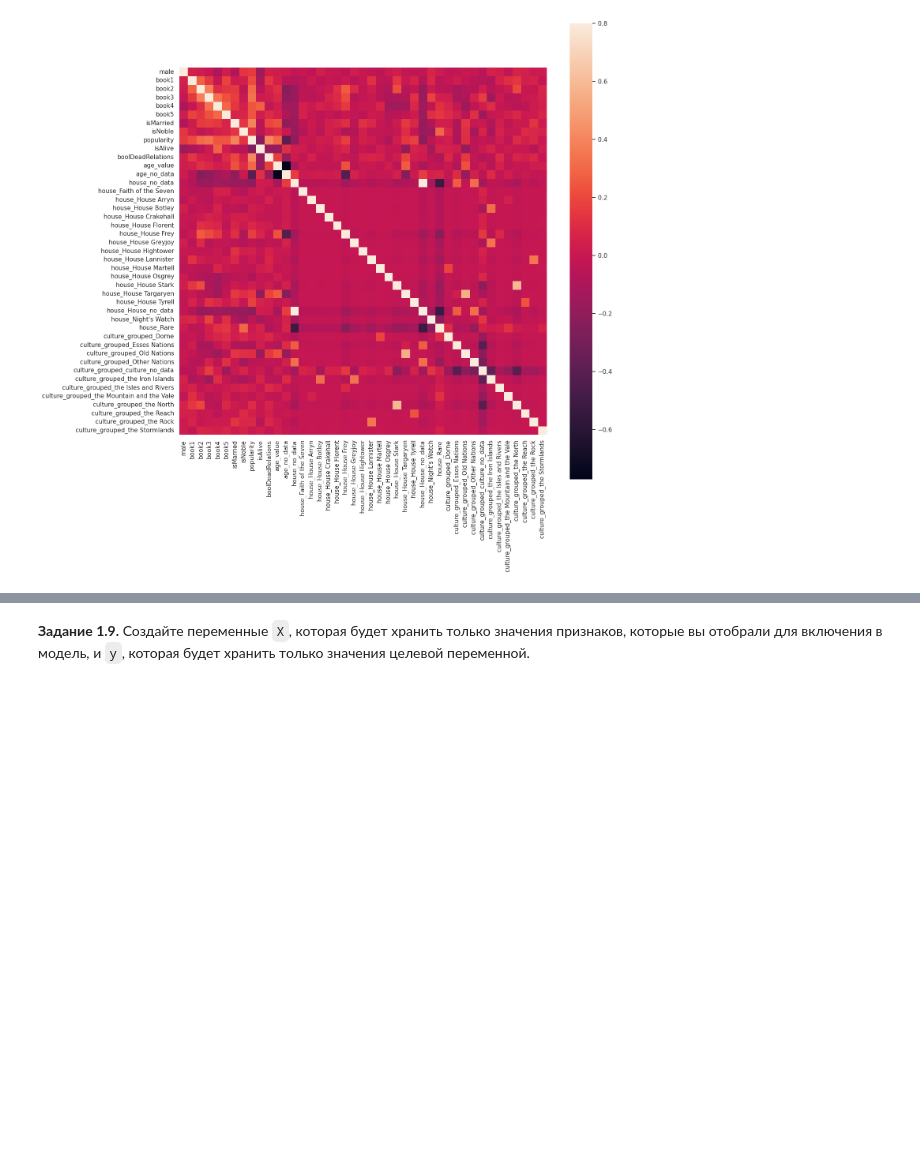
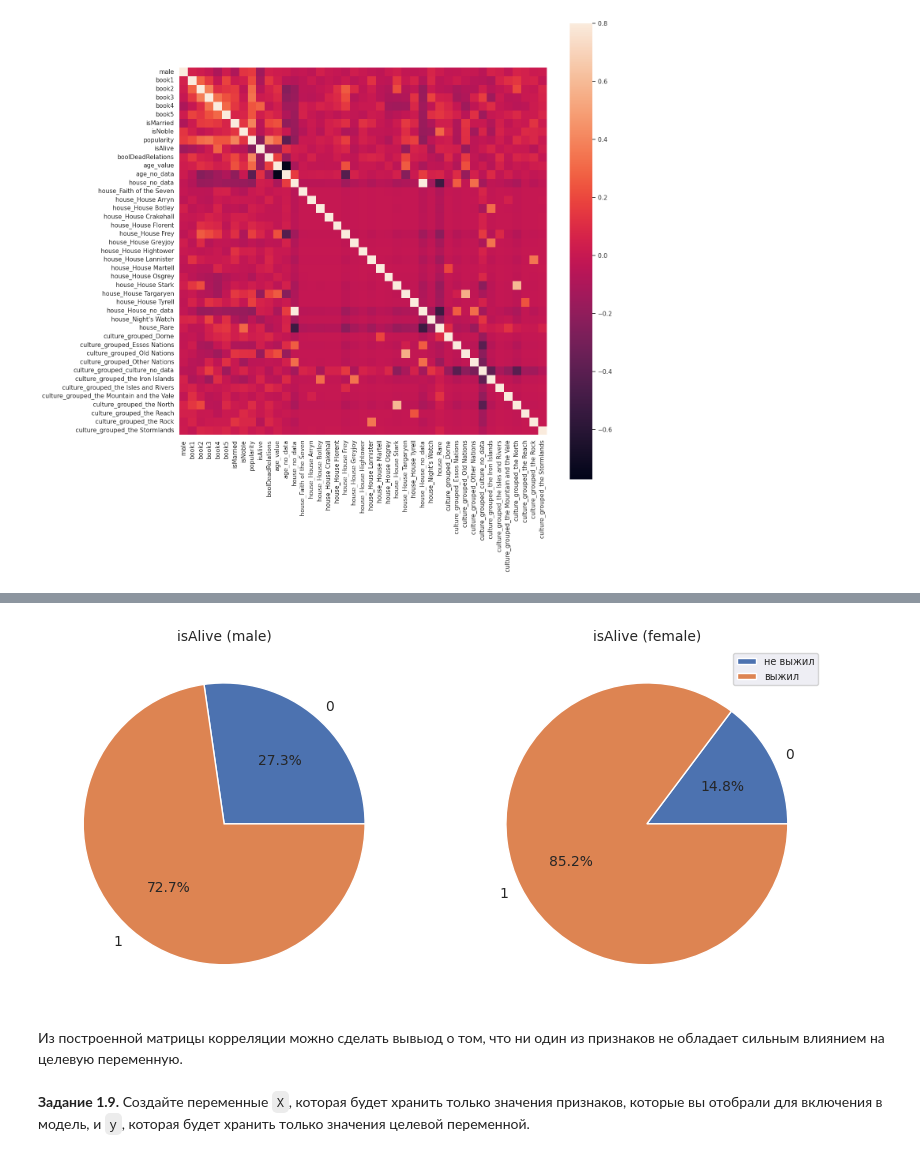
Before and after one commit to MasterOfRealityyy/DLS, a Jupyter notebook: Копия_блокнота_"hw_1_game_of_thrones_ipynb".ipynb, the cells around one changed output, grey strips where cells are left out. Drawn from its saved outputs; the diff is of its cells as text; code cells hidden in the pictures; blank space fills up the shorter version.

```diff
--- a/Копия_блокнота_"hw_1_game_of_thrones_ipynb".ipynb
+++ b/Копия_блокнота_"hw_1_game_of_thrones_ipynb".ipynb
@@ -715,3 +749,22 @@ sns.heatmap(corrmat, vmax=.8, square=True);
+# %%
+data_1 = data[data['male']== 1]['isAlive'].value_counts().sort_values()
+data_2 = data[data['male']== 0]['isAlive'].value_counts().sort_values()
+
+fig, (ax1, ax2) = plt.subplots(1, 2, figsize=(10, 8))
+
+ax1.pie(data_1.values, labels=data_1.index, autopct='%1.1f%%', textprops={'fontsize': 10})
+ax2.pie(data_2.values, labels=data_2.index, autopct='%1.1f%%', textprops={'fontsize': 10})
+
+ax1.set_title('isAlive (male)', fontsize=10)
+ax2.set_title('isAlive (female)', fontsize=10)
+
+plt.legend(['не выжил', 'выжил'], fontsize=7)
+
+plt.show()
+# %% [output]
+[figure, added]
+# %% [markdown]
+Из построенной матрицы корреляции можно сделать вывыод о том, что ни один из признаков не обладает сильным влиянием на целевую переменную.
 # %% [markdown]
 **Задание 1.9.** Создайте переменные `X`, которая будет хранить только значения признаков, которые вы отобрали для включения в модель, и `y`, которая будет хранить только значения целевой переменной.
 # %%
```
Also changed, not shown: parts of 28 cells of this notebook.
